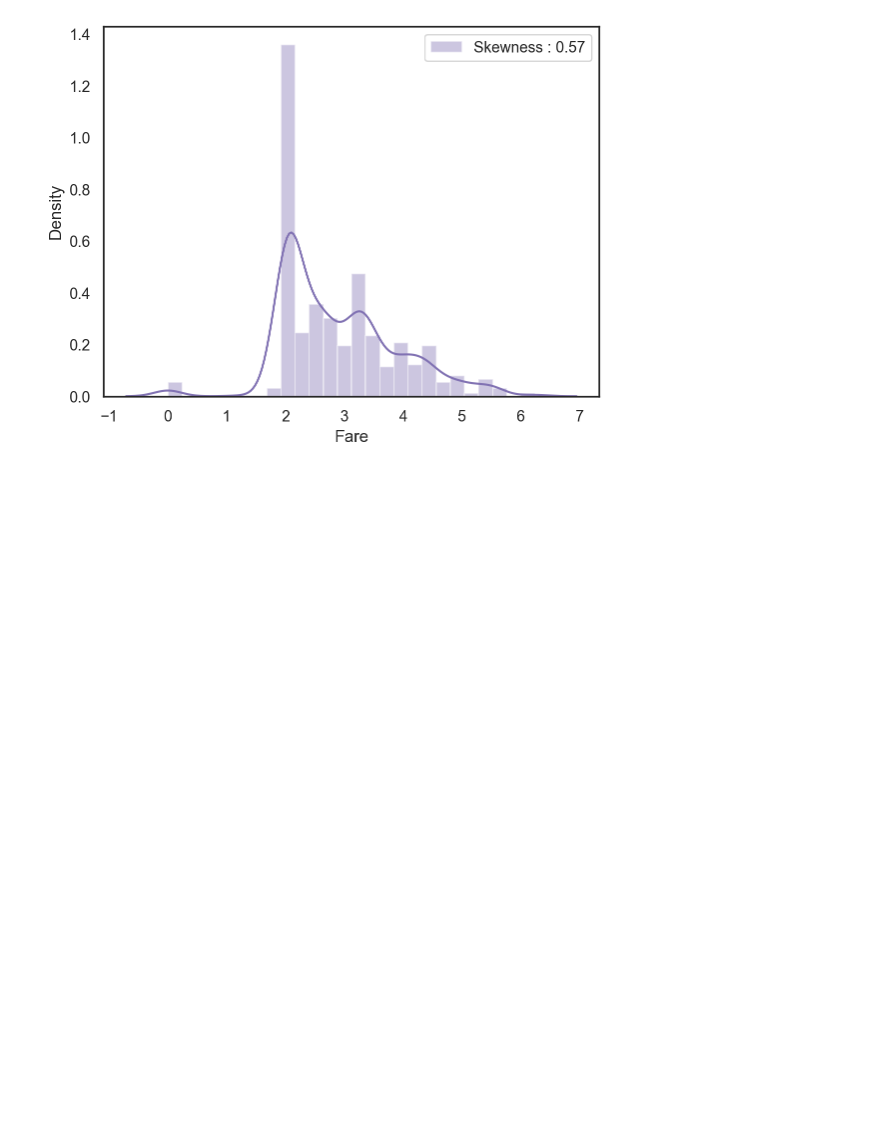
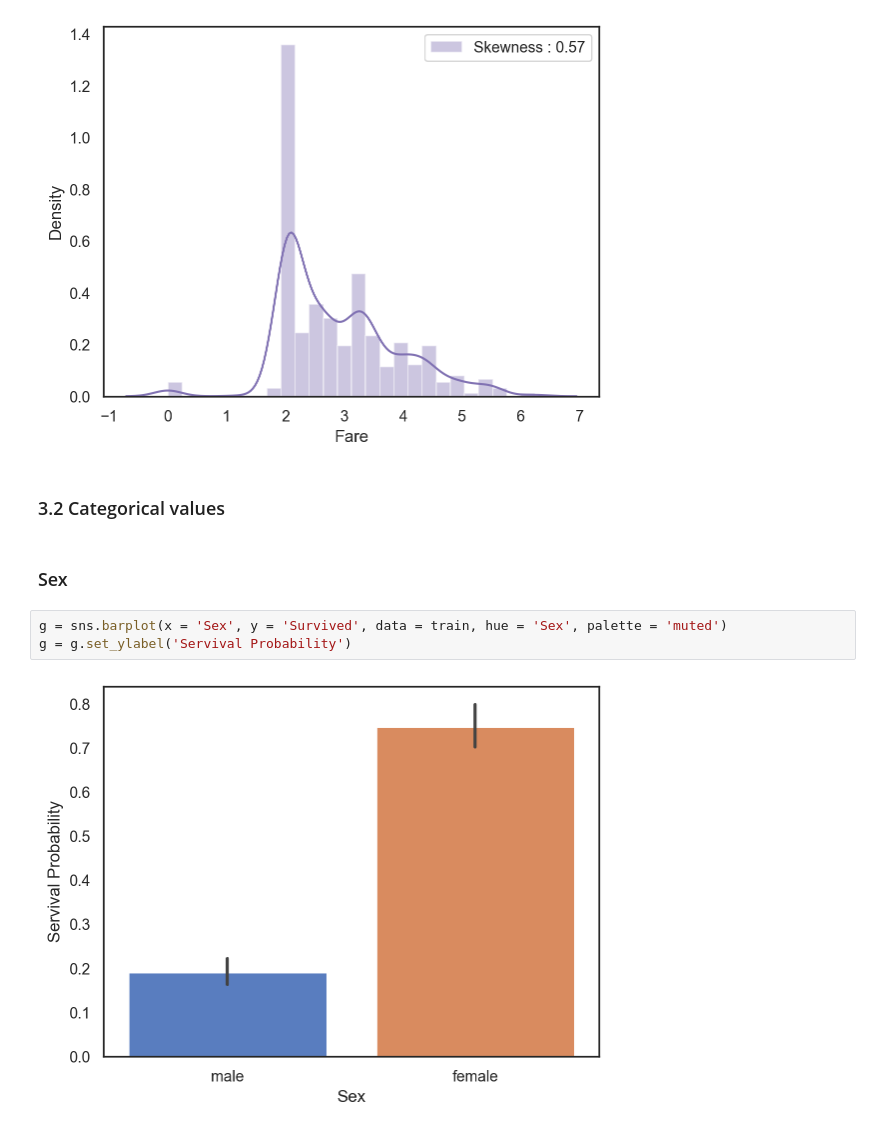
Before and after one commit to gyjong/workplace, a Jupyter notebook: Portfolio/titanic_0124.ipynb, the cells around one changed output. Saved outputs shown, nothing was run; the diff lists cells and outputs as text; blank space fills up the shorter version.

```diff
--- a/Portfolio/titanic_0124.ipynb
+++ b/Portfolio/titanic_0124.ipynb
@@ -476,3 +476,12 @@ https://gist.github.com/mwaskom/de44147ed2974457ad6372750bbe5751
 
   g = sns.distplot(dataset['Fare'], color = 'm', label = 'Skewness : %.2f'%(dataset['Fare'].skew()))
 [figure]
+# %% [markdown]
+### 3.2 Categorical values
+# %% [markdown]
+### Sex
+# %%
+g = sns.barplot(x = 'Sex', y = 'Survived', data = train, hue = 'Sex', palette = 'muted')
+g = g.set_ylabel('Servival Probability')
+# %% [output]
+[figure, added]
```
Also changed, not shown: parts of 88 cells of this notebook, 1 other file.
